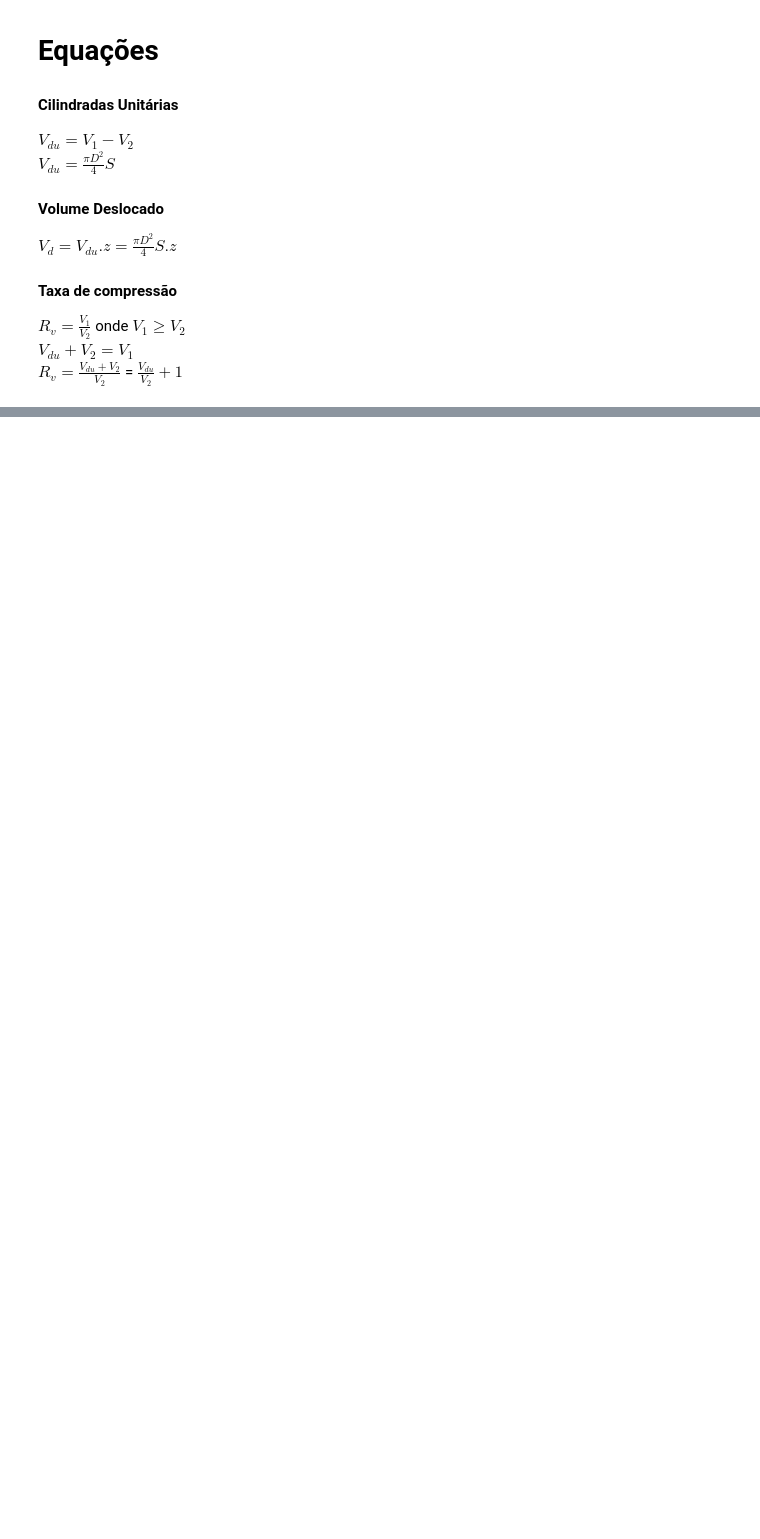
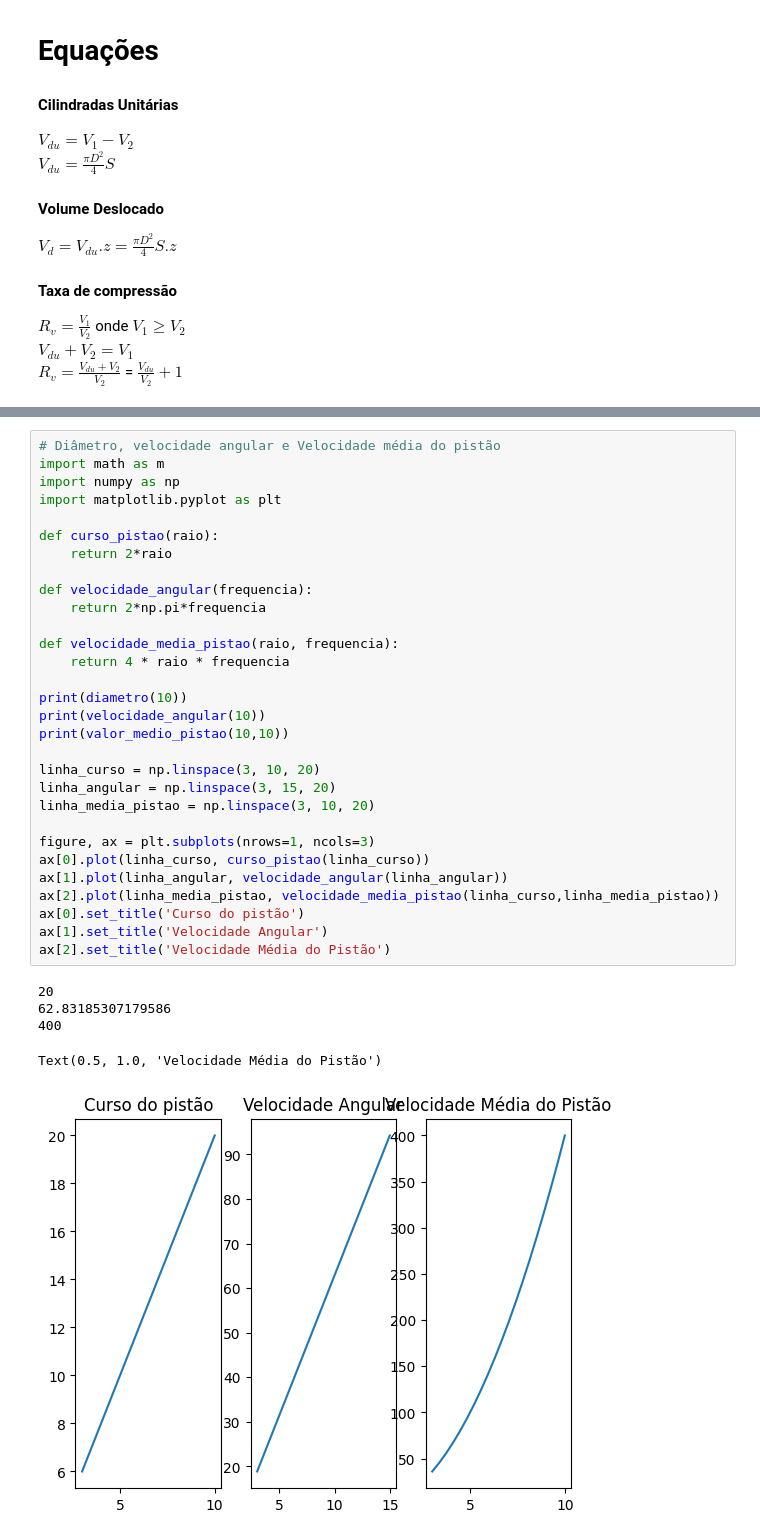
Before and after one commit to NagaoVictor/Maquina, a Jupyter notebook: Motores_de_Combustão_Interna.ipynb, the cells around one changed output, grey strips where cells are left out. Saved outputs shown, nothing was run; the diff lists cells and outputs as text; blank space fills up the shorter version.

```diff
--- a/Motores_de_Combustão_Interna.ipynb
+++ b/Motores_de_Combustão_Interna.ipynb
@@ -123,0 +124,36 @@ $V_{d} = V_{2} + X\frac{\pi}{4}Dp^2$
+# %%
+# Diâmetro, velocidade angular e Velocidade média do pistão
+import math as m
+import numpy as np
+import matplotlib.pyplot as plt
+
+def curso_pistao(raio):
+    return 2*raio
+
+def velocidade_angular(frequencia):
+    return 2*np.pi*frequencia
+
+def velocidade_media_pistao(raio, frequencia):
+    return 4 * raio * frequencia
+
+print(diametro(10))
+print(velocidade_angular(10))
+print(valor_medio_pistao(10,10))
+
+linha_curso = np.linspace(3, 10, 20)
+linha_angular = np.linspace(3, 15, 20)
+linha_media_pistao = np.linspace(3, 10, 20)
+
+figure, ax = plt.subplots(nrows=1, ncols=3)
+ax[0].plot(linha_curso, curso_pistao(linha_curso))
+ax[1].plot(linha_angular, velocidade_angular(linha_angular))
+ax[2].plot(linha_media_pistao, velocidade_media_pistao(linha_curso,linha_media_pistao))
+ax[0].set_title('Curso do pistão')
+ax[1].set_title('Velocidade Angular')
+ax[2].set_title('Velocidade Média do Pistão')
+# %% [output]
+20
+62.83185307179586
+400
+Text(0.5, 1.0, 'Velocidade Média do Pistão')
+[figure, added]
```
Also changed, not shown: parts of 3 cells of this notebook.
